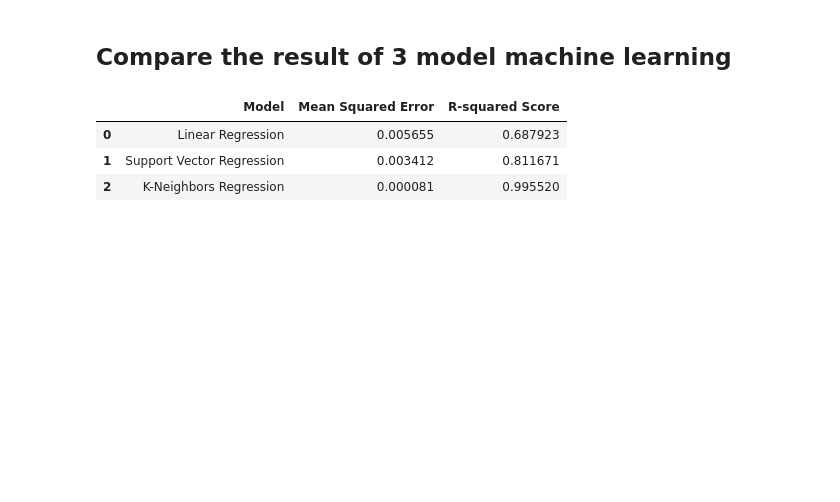
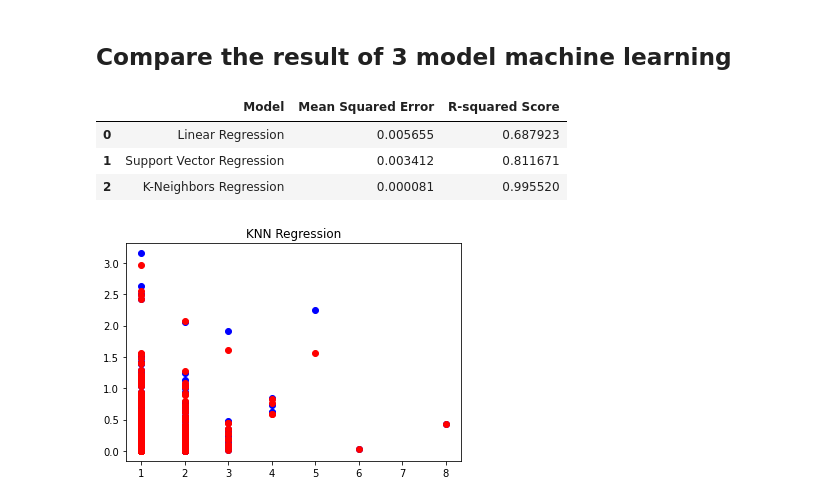
Before and after one commit to yenle2092/Final_Project_Customer_Retention_E-Commerce, a Jupyter notebook: Modeling Machine Learning.ipynb, the cells around one changed output. Cells and saved outputs as stored; diff of their text form; code cells hidden in the pictures; blank space fills up the shorter version.

```diff
--- a/Modeling Machine Learning.ipynb
+++ b/Modeling Machine Learning.ipynb
@@ -676,3 +676,11 @@ results
 | 2 | K-Neighbors Regression | 0.000081 | 0.995520 |
 # %%
 ##K-Neighbors Regression is the best model because lowest Mean Squared Error and higest R-squared Score
+# %%
+# Plot the KNeighborsRegressor predictions
+plt.scatter(X_test.iloc[:, 0], y_test, color='blue')
+plt.scatter(X_test.iloc[:, 0], knn_y_pred, color='red')
+plt.title('KNN Regression')
+plt.show()
+# %% [output]
+[figure, added]
```
Also changed, not shown: parts of 5 cells of this notebook, 7 other files.
